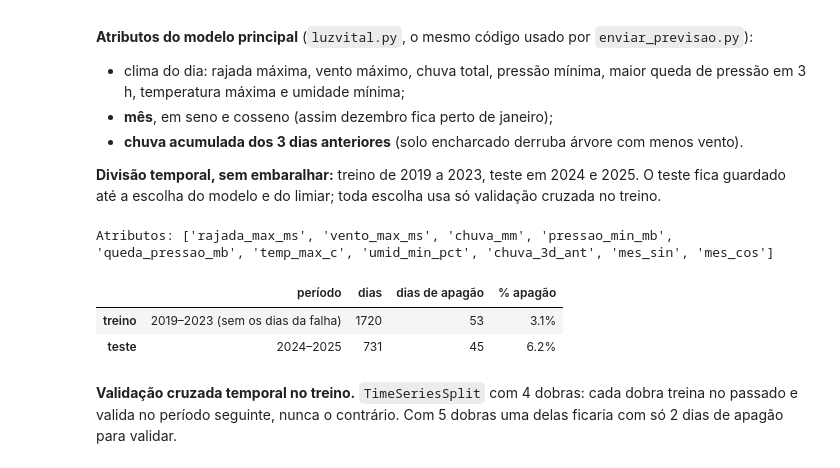
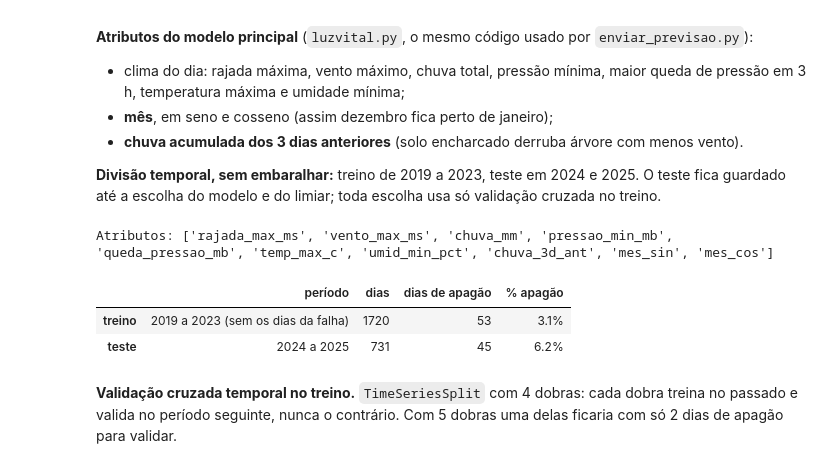
Before and after one commit to Caiorasuckkk/luzvital-ml, a Jupyter notebook: luzvital_ml.ipynb, the cells around one changed output. Drawn from its saved outputs; the diff is of its cells as text; code cells hidden in the pictures.

```diff
--- a/luzvital_ml.ipynb
+++ b/luzvital_ml.ipynb
@@ -318,25 +318,25 @@ até a escolha do modelo e do limiar; toda escolha usa só validação cruzada n
 # %%
 X = montar_atributos(diario)
 y = diario["apagao"]
 ATRIBUTOS = list(X.columns)
 
 no_treino = eh_treino & (diario["falha_anemometro"] == 0)   # tira os 106 dias do anemômetro parado
 no_teste = ~eh_treino
 X_tr, y_tr = X[no_treino], y[no_treino]
 X_te, y_te = X[no_teste], y[no_teste]
 
 print("Atributos:", ATRIBUTOS)
 pd.DataFrame({
-    "período": ["2019–2023 (sem os dias da falha)", "2024–2025"],
+    "período": ["2019 a 2023 (sem os dias da falha)", "2024 a 2025"],
     "dias": [len(X_tr), len(X_te)],
     "dias de apagão": [int(y_tr.sum()), int(y_te.sum())],
     "% apagão": [f"{y_tr.mean():.1%}", f"{y_te.mean():.1%}"],
 }, index=["treino", "teste"])
 # %% [output]
 Atributos: ['rajada_max_ms', 'vento_max_ms', 'chuva_mm', 'pressao_min_mb', 'queda_pressao_mb', 'temp_max_c', 'umid_min_pct', 'chuva_3d_ant', 'mes_sin', 'mes_cos']
 |  | período | dias | dias de apagão | % apagão |
-| treino | 2019–2023 (sem os dias da falha) | 1720 | 53 | 3.1% |
-| teste | 2024–2025 | 731 | 45 | 6.2% |
+| treino | 2019 a 2023 (sem os dias da falha) | 1720 | 53 | 3.1% |
+| teste | 2024 a 2025 | 731 | 45 | 6.2% |
 # %% [markdown]
 **Validação cruzada temporal no treino.** `TimeSeriesSplit` com 4 dobras: cada dobra treina no passado
 e valida no período seguinte, nunca o contrário. Com 5 dobras uma delas ficaria com só 2 dias de apagão
```
Also changed, not shown: parts of 13 cells of this notebook, 3 other files.
